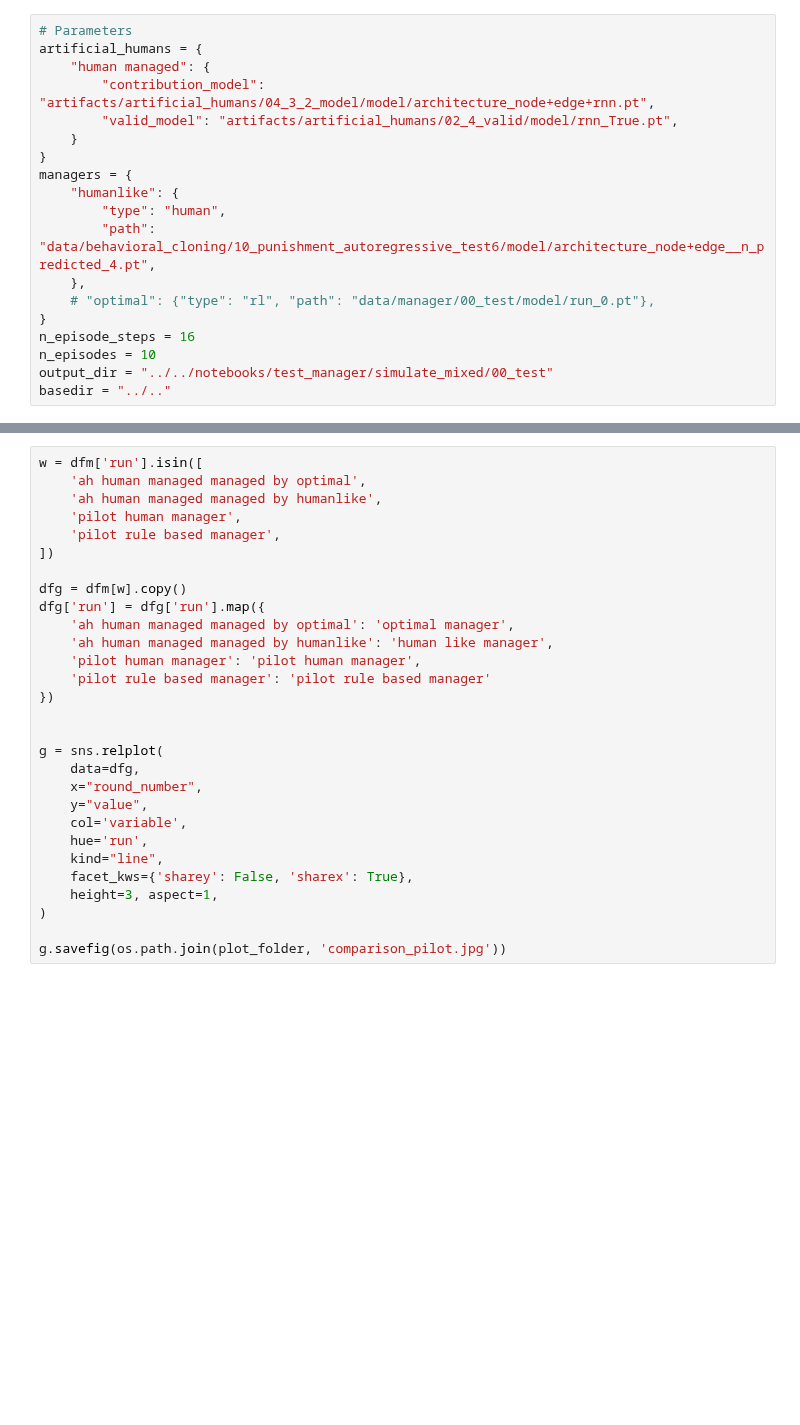
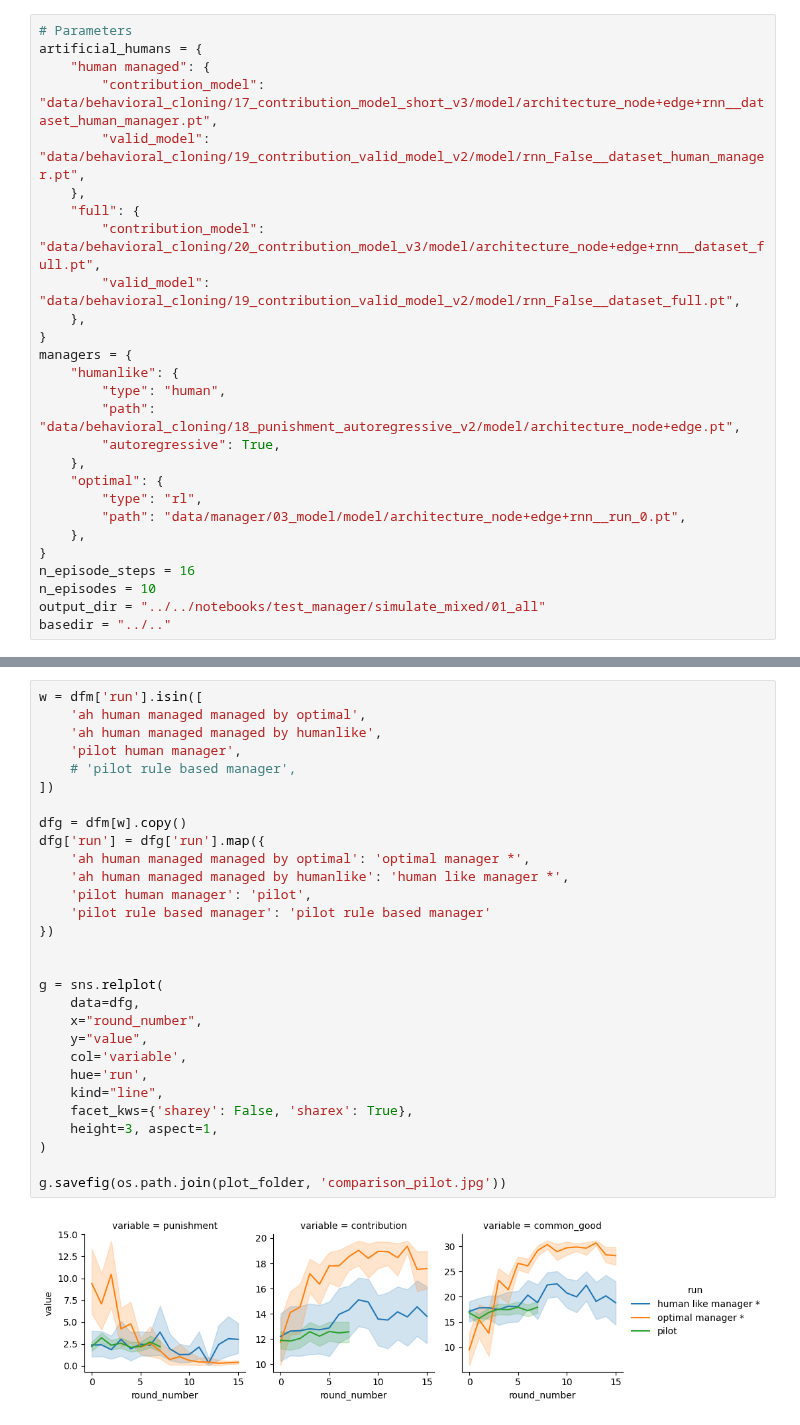
Before and after one commit to center-for-humans-and-machines/algorithmic-institutions, a Jupyter notebook: notebooks/test_manager/simulate_mixed.ipynb, the cells around one changed output, grey strips where cells are left out. Cells and saved outputs as stored; diff of their text form; blank space fills up the shorter version.

```diff
--- a/notebooks/test_manager/simulate_mixed.ipynb
+++ b/notebooks/test_manager/simulate_mixed.ipynb
@@ -2,20 +2,28 @@
 # Parameters
 artificial_humans = {
     "human managed": {
-        "contribution_model": "artifacts/artificial_humans/04_3_2_model/model/architecture_node+edge+rnn.pt",
-        "valid_model": "artifacts/artificial_humans/02_4_valid/model/rnn_True.pt",
-    }
+        "contribution_model": "data/behavioral_cloning/17_contribution_model_short_v3/model/architecture_node+edge+rnn__dataset_human_manager.pt",
+        "valid_model": "data/behavioral_cloning/19_contribution_valid_model_v2/model/rnn_False__dataset_human_manager.pt",
+    },
+    "full": {
+        "contribution_model": "data/behavioral_cloning/20_contribution_model_v3/model/architecture_node+edge+rnn__dataset_full.pt",
+        "valid_model": "data/behavioral_cloning/19_contribution_valid_model_v2/model/rnn_False__dataset_full.pt",
+    },
 }
 managers = {
     "humanlike": {
         "type": "human",
-        "path": "data/behavioral_cloning/10_punishment_autoregressive_test6/model/architecture_node+edge__n_predicted_4.pt",
+        "path": "data/behavioral_cloning/18_punishment_autoregressive_v2/model/architecture_node+edge.pt",
+        "autoregressive": True,
     },
-    # "optimal": {"type": "rl", "path": "data/manager/00_test/model/run_0.pt"},
+    "optimal": {
+        "type": "rl",
+        "path": "data/manager/03_model/model/architecture_node+edge+rnn__run_0.pt",
+    },
 }
 n_episode_steps = 16
 n_episodes = 10
-output_dir = "../../notebooks/test_manager/simulate_mixed/00_test"
+output_dir = "../../notebooks/test_manager/simulate_mixed/01_all"
 basedir = "../.."
 # %%
 %load_ext autoreload
@@ -175,29 +210,31 @@ Name: run, dtype: int64
 # %%
 w = dfm['run'].isin([
     'ah human managed managed by optimal',
     'ah human managed managed by humanlike',
     'pilot human manager',
-    'pilot rule based manager',
+    # 'pilot rule based manager',
 ])
 
 dfg = dfm[w].copy()
 dfg['run'] = dfg['run'].map({
-    'ah human managed managed by optimal': 'optimal manager',
-    'ah human managed managed by humanlike': 'human like manager',
-    'pilot human manager': 'pilot human manager',
+    'ah human managed managed by optimal': 'optimal manager *',
+    'ah human managed managed by humanlike': 'human like manager *',
+    'pilot human manager': 'pilot',
     'pilot rule based manager': 'pilot rule based manager'
 })
 
 
 g = sns.relplot(
     data=dfg,
     x="round_number",
     y="value",
     col='variable',
     hue='run',
     kind="line",
     facet_kws={'sharey': False, 'sharex': True},
     height=3, aspect=1,
 )
 
 g.savefig(os.path.join(plot_folder, 'comparison_pilot.jpg'))
+# %% [output]
+[figure, added]
```
Also changed, not shown: parts of 22 cells of this notebook, 46 other files.
